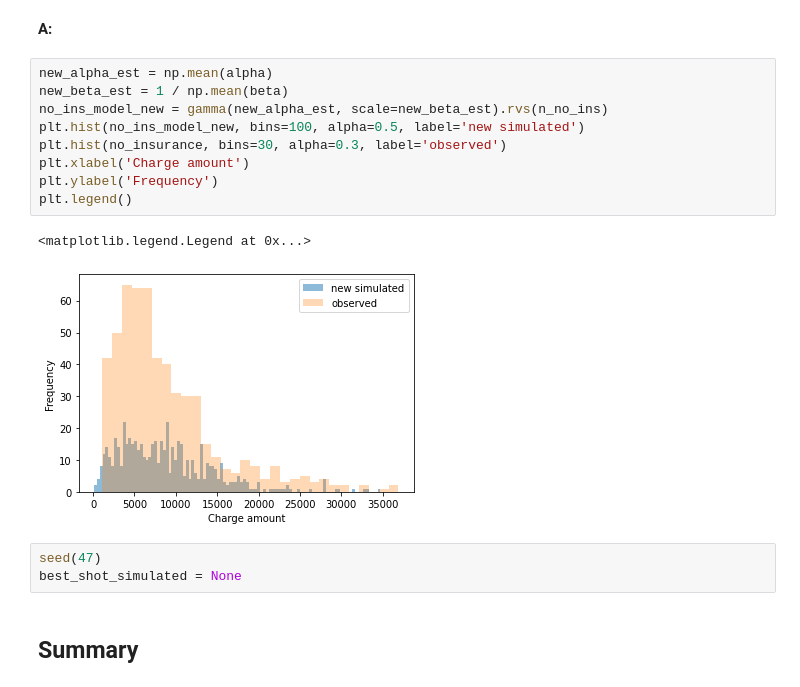
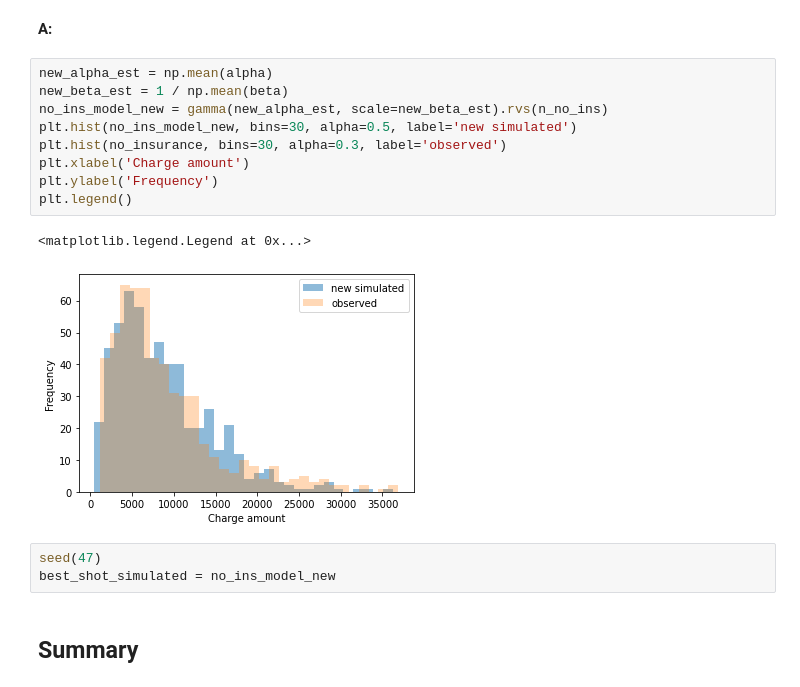
Before and after one commit to melshaer/Urban-Sound-Classification, a Jupyter notebook: Bayesian_stats/Bayesian_stats_Q6.28/inferential_statistics_3_Q.ipynb, the cells around one changed output. Drawn from its saved outputs; the diff is of its cells as text.

```diff
--- a/Bayesian_stats/Bayesian_stats_Q6.28/inferential_statistics_3_Q.ipynb
+++ b/Bayesian_stats/Bayesian_stats_Q6.28/inferential_statistics_3_Q.ipynb
@@ -196,18 +196,18 @@ __A:__
 # %%
 new_alpha_est = np.mean(alpha)
 new_beta_est = 1 / np.mean(beta)
 no_ins_model_new = gamma(new_alpha_est, scale=new_beta_est).rvs(n_no_ins)
-plt.hist(no_ins_model_new, bins=100, alpha=0.5, label='new simulated')
+plt.hist(no_ins_model_new, bins=30, alpha=0.5, label='new simulated')
 plt.hist(no_insurance, bins=30, alpha=0.3, label='observed')
 plt.xlabel('Charge amount')
 plt.ylabel('Frequency')
 plt.legend()
 # %% [output]
 <matplotlib.legend.Legend at 0x...>
-[figure, old version]
+[figure, new version]
 # %%
 seed(47)
-best_shot_simulated = None
+best_shot_simulated = no_ins_model_new
 # %% [markdown]
 ## Summary
 # %% [markdown]
```
